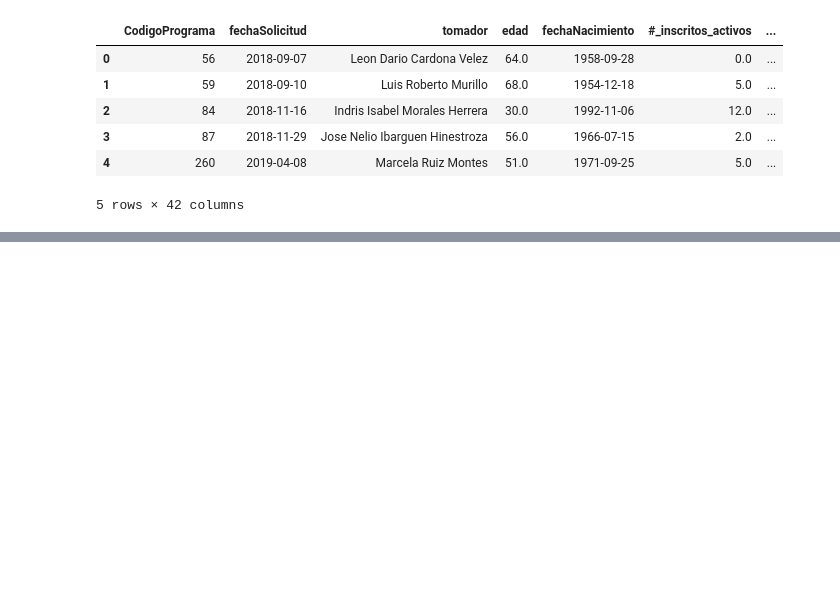
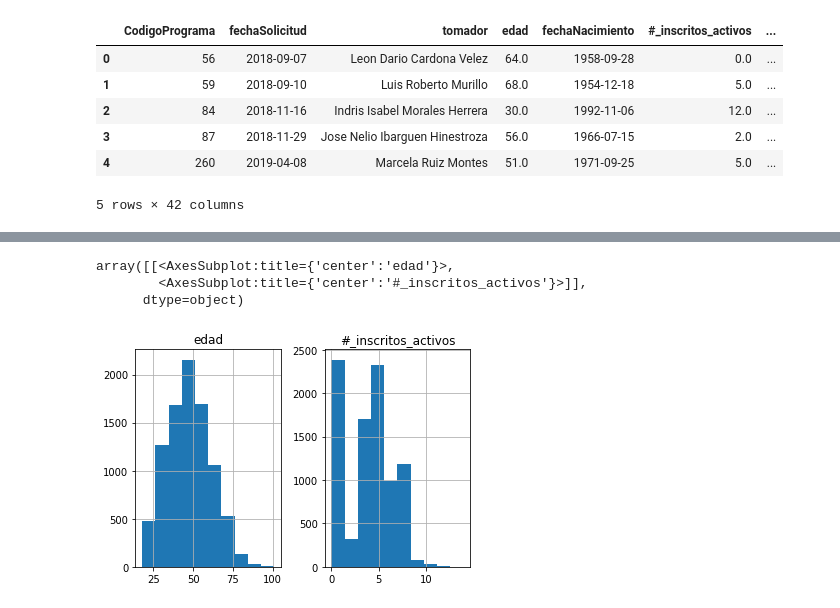
Before and after one commit to cfccfelipe/desercion, a Jupyter notebook: pipeline/union_data.ipynb, the cells around one changed output, grey strips where cells are left out. Drawn from its saved outputs; the diff is of its cells as text; code cells hidden in the pictures; blank space fills up the shorter version.

```diff
--- a/pipeline/union_data.ipynb
+++ b/pipeline/union_data.ipynb
@@ -457,0 +497,7 @@ data.to_csv("../data/outputs/principal_v0.3.csv", index=False)
+# %%
+data2[["edad", "#_inscritos_activos"]].hist()
+# %% [output]
+array([[<AxesSubplot:title={'center':'edad'}>,
+        <AxesSubplot:title={'center':'#_inscritos_activos'}>]],
+      dtype=object)
+[figure, added]
```
Also changed, not shown: parts of 18 cells of this notebook, 4 other files.
